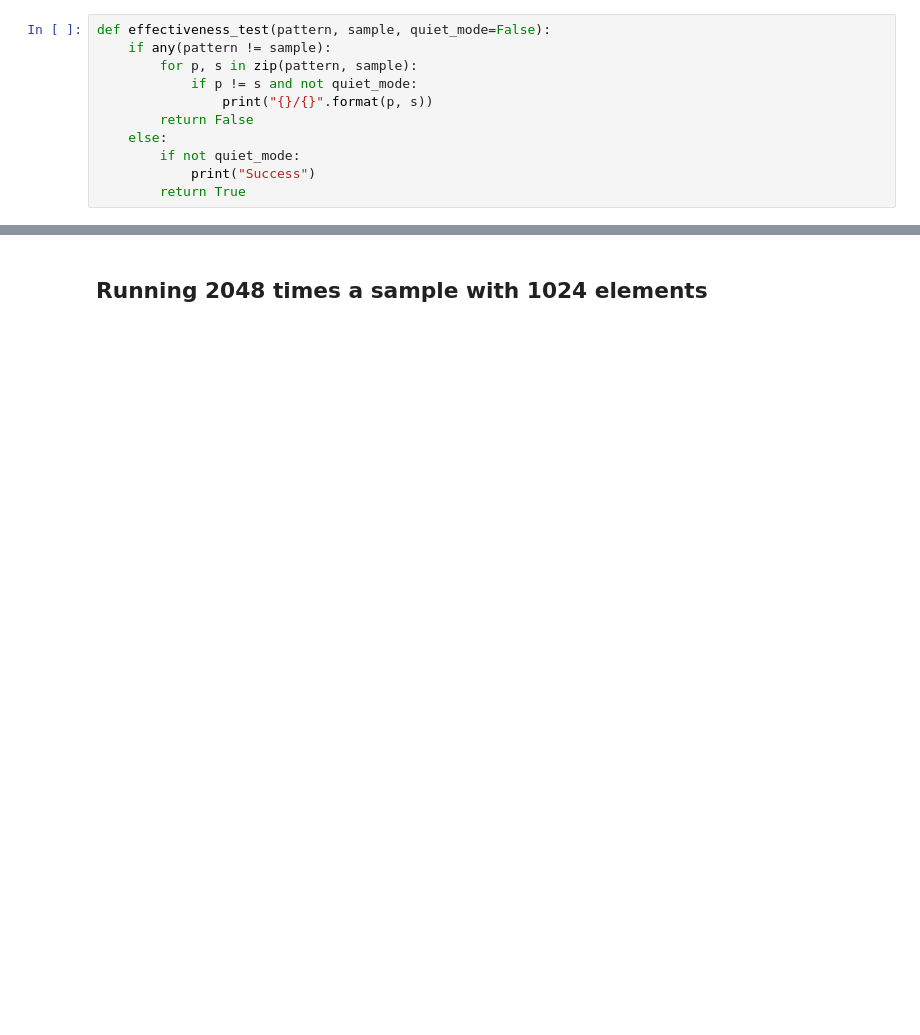
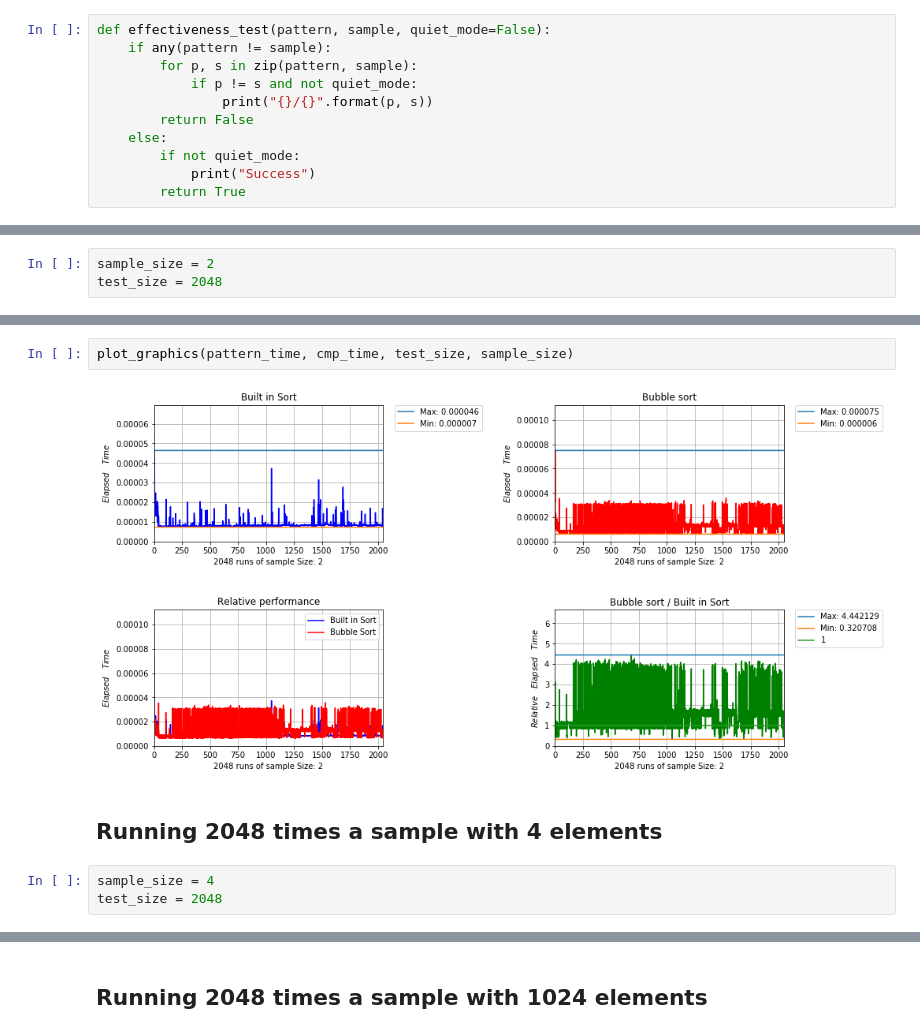
Before and after one commit to jhonatancasale/learning-python, a Jupyter notebook: Part III/Algorithms/sort/bubble/Bubble Sort.ipynb, the cells around one changed output, grey strips where cells are left out. Drawn from its saved outputs; the diff is of its cells as text; blank space fills up the shorter version.

```diff
--- a/Part III/Algorithms/sort/bubble/Bubble Sort.ipynb
+++ b/Part III/Algorithms/sort/bubble/Bubble Sort.ipynb
@@ -65,0 +308,3 @@ if effectiveness_test(pattern.elements, sample.elements):
+# %%
+sample_size = 2
+test_size = 2048
@@ -65,0 +330,9 @@ if effectiveness_test(pattern.elements, sample.elements):
+# %%
+plot_graphics(pattern_time, cmp_time, test_size, sample_size)
+# %% [output]
+[figure, added]
+# %% [markdown]
+## Running 2048 times a sample with 4 elements
+# %%
+sample_size = 4
+test_size = 2048
```
Also changed, not shown: parts of 82 cells of this notebook.
